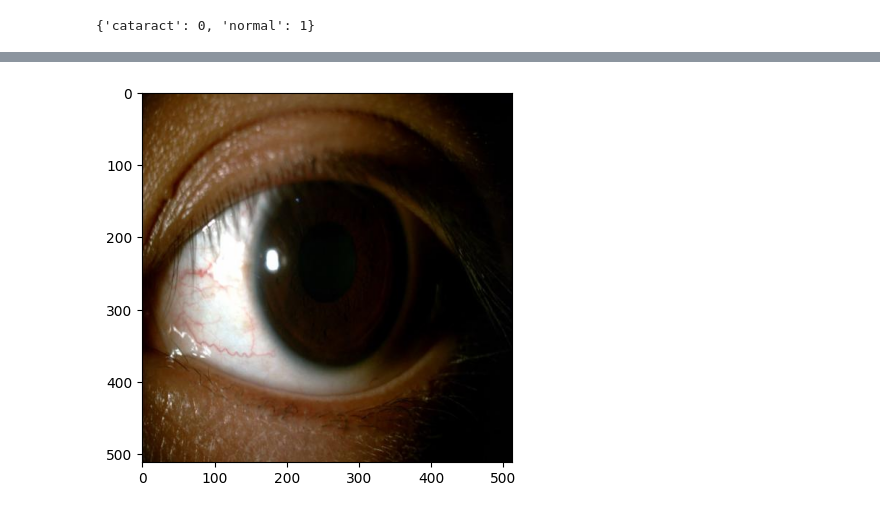
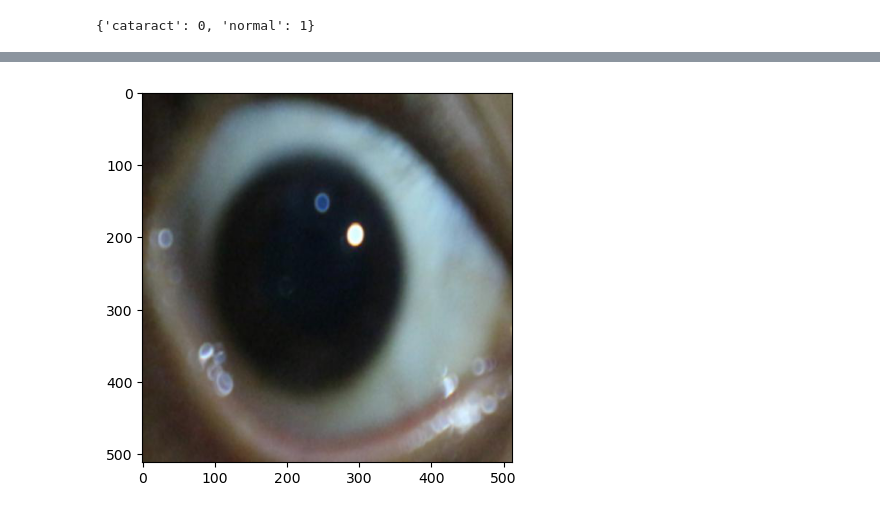
Before and after one commit to CH2-PR619/CAPSTONE-PROJECT, a Jupyter notebook: cataract_detection.ipynb, the cells around one changed output, grey strips where cells are left out. Saved outputs shown, nothing was run; the diff lists cells and outputs as text; code cells hidden in the pictures.

Commit message:
create visualization

```diff
--- a/cataract_detection.ipynb
+++ b/cataract_detection.ipynb
@@ -181,7 +182,7 @@ actual class : cataract
 predicted class : cataract
 [figure]
 # %%
-path = image_paths["test_normal"][1]
+path = image_paths["test_normal"][4]
 img = Image.open(path)
 plt.imshow(np.array(img))
 img = np.array(img.resize((94, 55)))
@@ -194,6 +195,6 @@ print(f"predicted class : {'normal' if pred[0] > 0.5 else 'cataract'}")
 actual class : normal
 predicted class : normal
-[figure, old version]
+[figure, new version]
 # %%
 def _predict(model, path):
     img = np.array(Image.open(path).resize((94, 55)))
```
Also changed, not shown: parts of 16 cells of this notebook.
